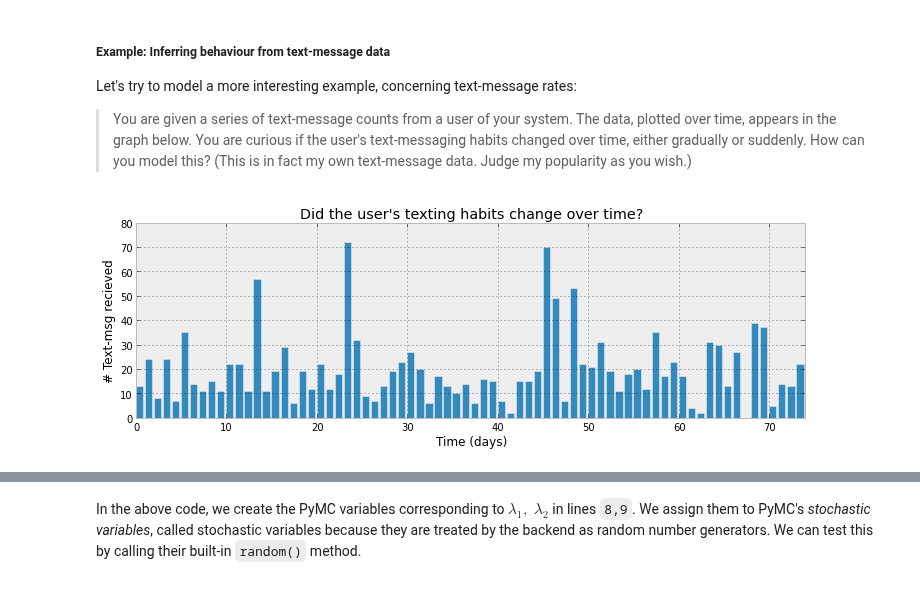
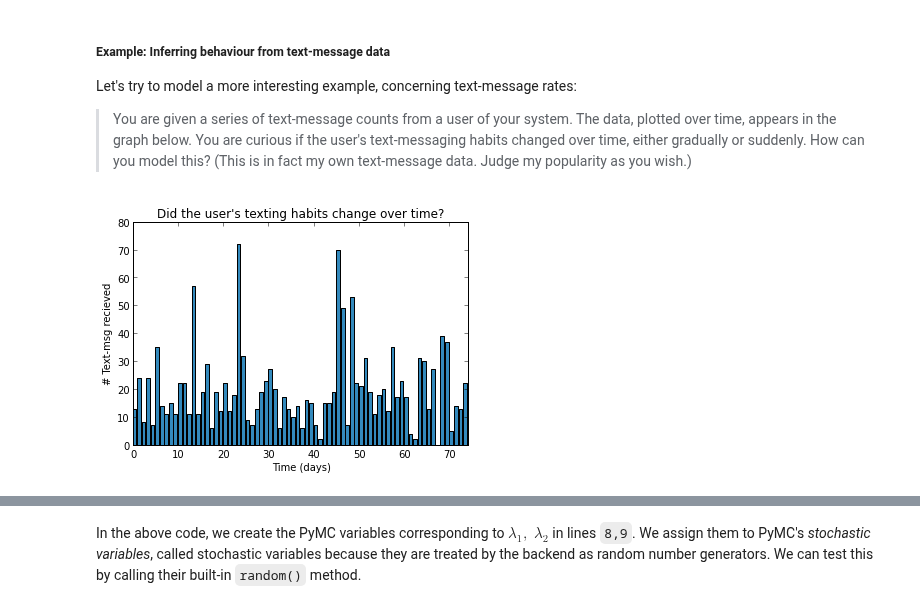
Before and after one commit to CamDavidsonPilon/Probabilistic-Programming-and-Bayesian-Methods-for-Hackers, a Jupyter notebook: Chapter1_Introduction/Chapter1_Introduction.ipynb, the cells around one changed output, grey strips where cells are left out. Saved outputs shown, nothing was run; the diff lists cells and outputs as text; code cells hidden in the pictures.

```diff
--- a/Chapter1_Introduction/Chapter1_Introduction.ipynb
+++ b/Chapter1_Introduction/Chapter1_Introduction.ipynb
@@ -256,14 +260,15 @@ Let's try to model a more interesting example, concerning text-message rates:
 
 >  You are given a series of text-message counts from a user of your system. The data, plotted over time, appears in the graph below. You are curious if the user's text-messaging habits changed over time, either gradually or suddenly. How can you model this? (This is in fact my own text-message data. Judge my popularity as you wish.)
 # %%
-figsize( 12, 3.5 )
-count_data = np.loadtxt("data/txtdata.csv")
+figsize = ( 12, 3.5 )
+count_data = np.loadtxt("chp1data/txtdata.csv")
 n_count_data = len(count_data)
 plt.bar( np.arange( n_count_data ), count_data, color ="#348ABD"  )
 plt.xlabel( "Time (days)")
 plt.ylabel("# Text-msg recieved")
 plt.title("Did the user's texting habits change over time?")
-plt.xlim( 0, n_count_data );
+plt.xlim( 0, n_count_data )
+print
 # %% [output]
-[figure, old version]
+[figure, new version]
 # %% [markdown]
```
Also changed, not shown: parts of 25 cells of this notebook.
